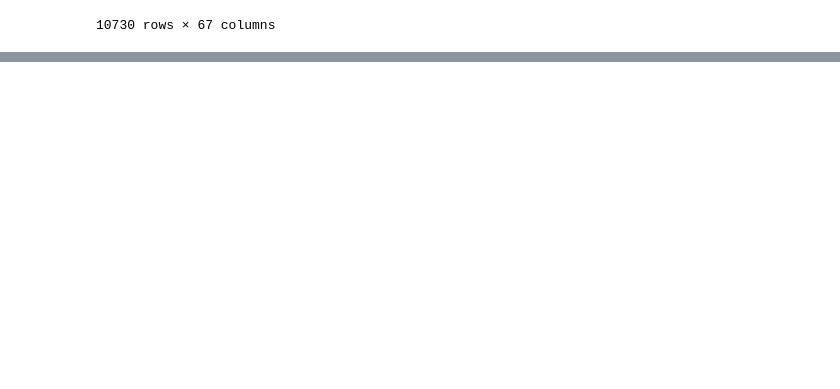
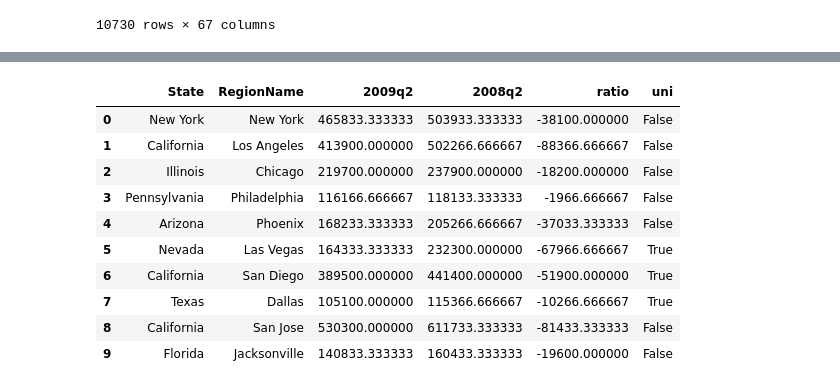
Before and after one commit to vectormars/Applied-Data-Science-with-Python, a Jupyter notebook: Course 1. Introduction to Data Science in Python/Week 4. Statistical Analysis in Python/Assignment+4.ipynb, the cells around one changed output, grey strips where cells are left out. Cells and saved outputs as stored; diff of their text form; code cells hidden in the pictures; blank space fills up the shorter version.

```diff
--- a/Course 1. Introduction to Data Science in Python/Week 4. Statistical Analysis in Python/Assignment+4.ipynb
+++ b/Course 1. Introduction to Data Science in Python/Week 4. Statistical Analysis in Python/Assignment+4.ipynb
@@ -989,0 +1087,11 @@ def run_ttest():
+# %%
+unitowns = get_list_of_university_towns()
+bottom = get_recession_bottom()
+start = get_recession_start()
+hdata = convert_housing_data_to_quarters()
+bstart = hdata.columns[hdata.columns.get_loc(start) -1]
+
+hdata['ratio'] = hdata[bottom] - hdata[bstart]
+hdata = hdata[[bottom,bstart,'ratio']]
+hdata = hdata.reset_index()
+hdata.head()
@@ -989,0 +1105,3 @@ def run_ttest():
+# %%
+unitowns_hdata = pd.merge(hdata,unitowns,how='inner',on=['State','RegionName'])
+unitowns_hdata.head()
@@ -989,0 +1115,3 @@ def run_ttest():
+# %%
+unitowns_hdata['uni'] = True
+unitowns_hdata.head()
@@ -989,0 +1125,16 @@ def run_ttest():
+# %%
+hdata2 = pd.merge(hdata,unitowns_hdata,how='outer',on=['State','RegionName',bottom,bstart,'ratio'])
+hdata2['uni'] = hdata2['uni'].fillna(False)
+hdata2.head(10)
+# %% [output]
+|  | State | RegionName | 2009q2 | 2008q2 | ratio | uni |
+| 0 | New York | New York | 465833.333333 | 503933.333333 | -38100.000000 | False |
+| 1 | California | Los Angeles | 413900.000000 | 502266.666667 | -88366.666667 | False |
+| 2 | Illinois | Chicago | 219700.000000 | 237900.000000 | -18200.000000 | False |
+| 3 | Pennsylvania | Philadelphia | 116166.666667 | 118133.333333 | -1966.666667 | False |
+| 4 | Arizona | Phoenix | 168233.333333 | 205266.666667 | -37033.333333 | False |
+| 5 | Nevada | Las Vegas | 164333.333333 | 232300.000000 | -67966.666667 | True |
+| 6 | California | San Diego | 389500.000000 | 441400.000000 | -51900.000000 | True |
+| 7 | Texas | Dallas | 105100.000000 | 115366.666667 | -10266.666667 | True |
+| 8 | California | San Jose | 530300.000000 | 611733.333333 | -81433.333333 | False |
+| 9 | Florida | Jacksonville | 140833.333333 | 160433.333333 | -19600.000000 | False |
```
Also changed, not shown: parts of 21 cells of this notebook.
